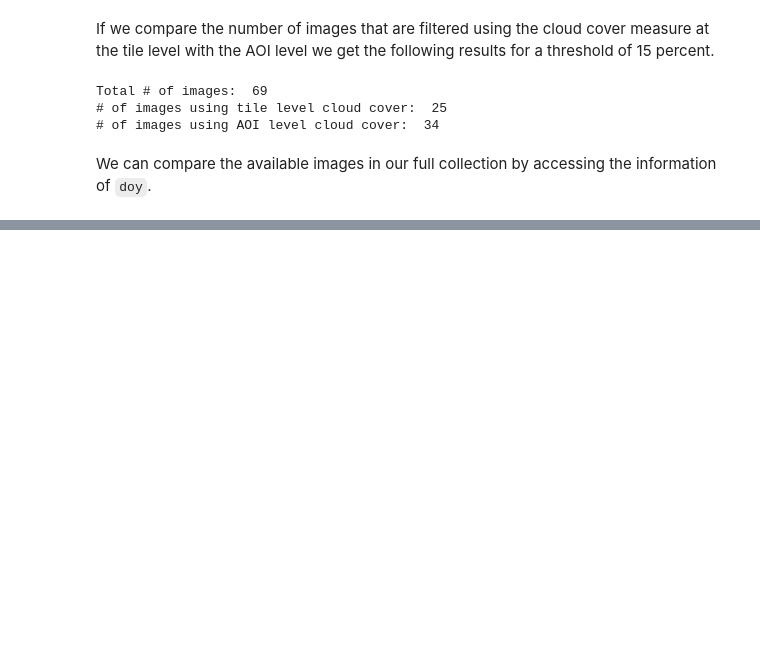
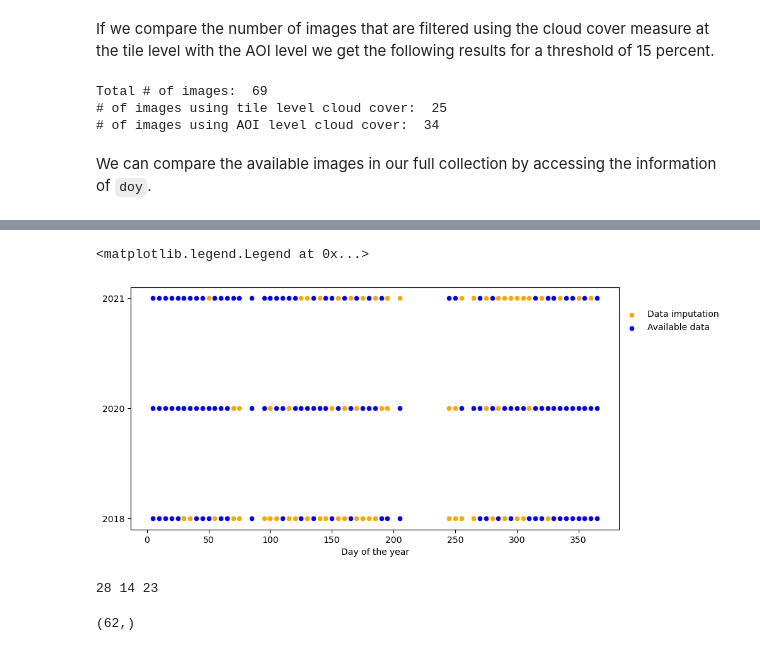
Before and after one commit to EdgarJoao30/mtda, a Jupyter notebook: example_s2.ipynb, the cells around one changed output, grey strips where cells are left out. Saved outputs shown, nothing was run; the diff lists cells and outputs as text; code cells hidden in the pictures; blank space fills up the shorter version.

```diff
--- a/example_s2.ipynb
+++ b/example_s2.ipynb
@@ -160,0 +166,31 @@ Text(0.5, 0, 'Day of the year')
+# %%
+union = np.union1d(np.union1d(data[0].doy, data[1].doy), data[2].doy + 1)
+# %%
+plt.figure(figsize= (10, 5))
+
+for i, dat in enumerate(data):
+    if i == 2:
+        sns.scatterplot(x = union, y = i, color = 'orange')
+        sns.scatterplot(x = dat.doy +1, y = i, color = 'b')
+    else:
+        sns.scatterplot(x = union, y = i, color = 'orange')
+        sns.scatterplot(x = dat.doy, y = i, color = 'b')
+
+
+plt.yticks(ticks = [0, 1, 2], labels = ['2018', '2020', '2021'])
+plt.xlabel('Day of the year')
+plt.legend(["Data imputation", "Available data"], loc=(1,0.8), frameon=False)
+# %% [output]
+<matplotlib.legend.Legend at 0x...>
+[figure, added]
+# %%
+not2018 = np.setdiff1d(union, data[0].doy)
+not2020 = np.setdiff1d(union, data[1].doy)
+not2021 = np.setdiff1d(union, data[2].doy +1)
+print(len(not2018), len(not2020), len(not2021))
+# %% [output]
+28 14 23
+# %%
+union.shape
+# %% [output]
+(62,)
```
Also changed, not shown: parts of 3 cells of this notebook, 4 other files.
